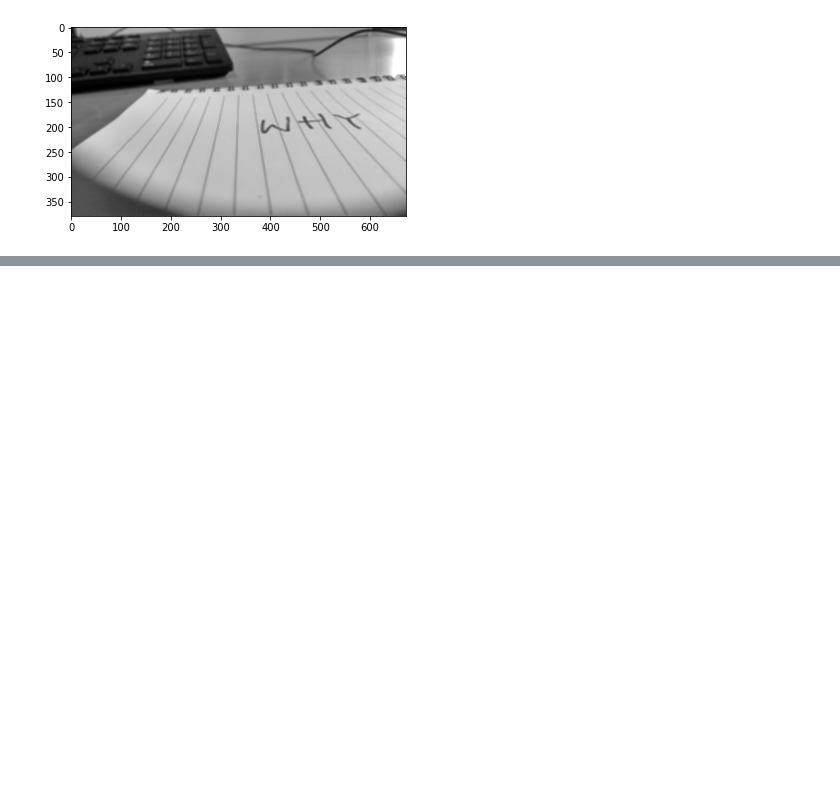
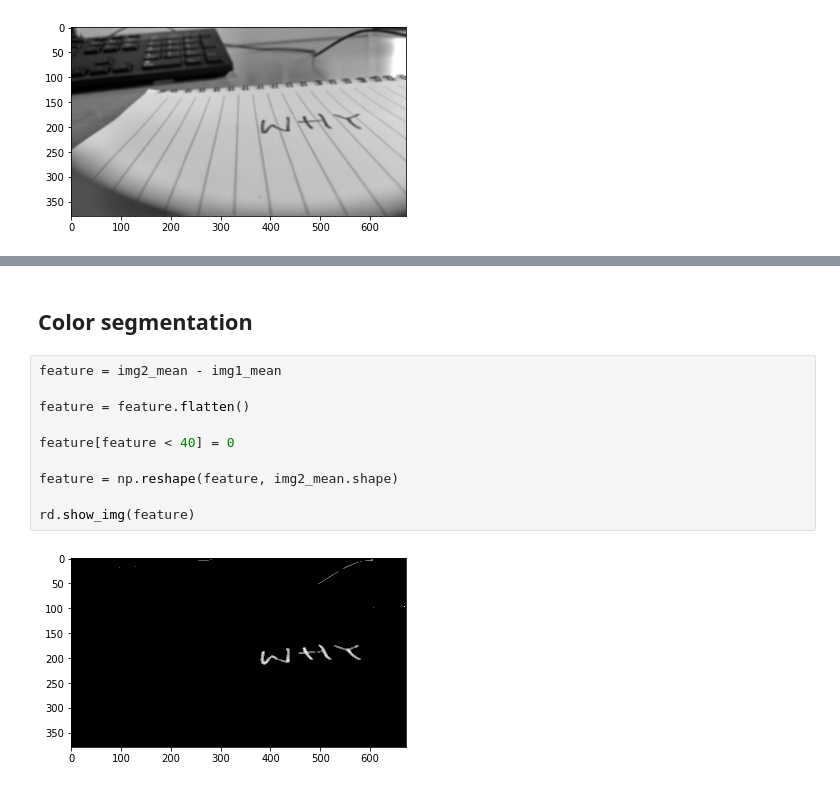
Before and after one commit to frankzl/machine-vision-algorithms, a Jupyter notebook: 02-Image-Enhancement.ipynb, the cells around one changed output, grey strips where cells are left out. Drawn from its saved outputs; the diff is of its cells as text; blank space fills up the shorter version.

```diff
--- a/02-Image-Enhancement.ipynb
+++ b/02-Image-Enhancement.ipynb
@@ -241,0 +320,14 @@ mean_5x5
+# %% [markdown]
+## Color segmentation
+# %%
+feature = img2_mean - img1_mean
+
+feature = feature.flatten()
+
+feature[feature < 40] = 0
+
+feature = np.reshape(feature, img2_mean.shape)
+
+rd.show_img(feature)
+# %% [output]
+[figure, added]
```
Also changed, not shown: parts of 11 cells of this notebook.
